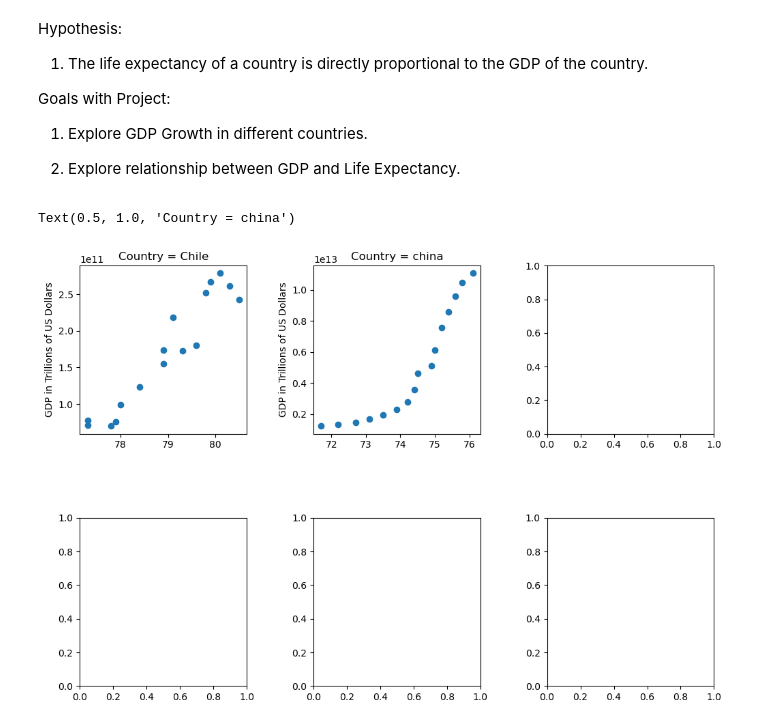
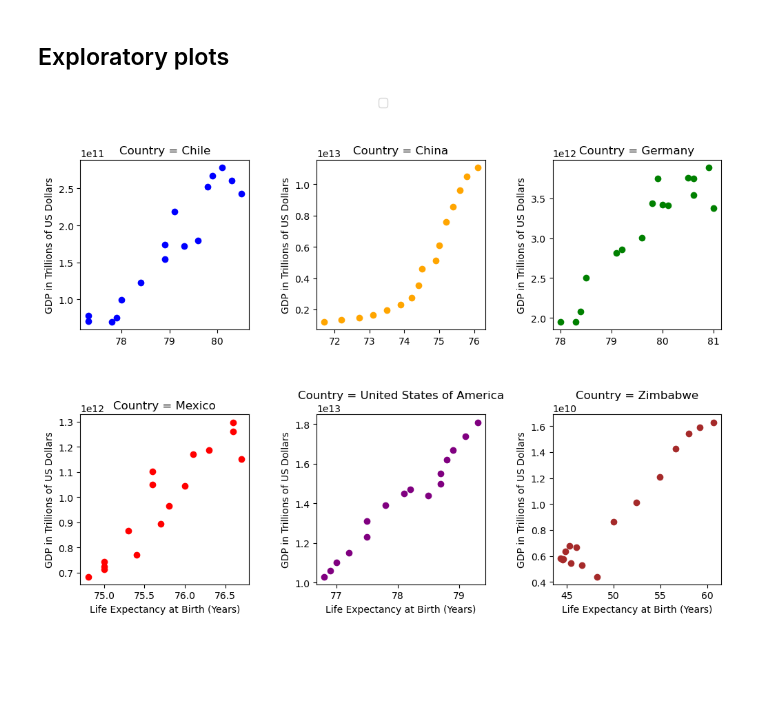
Before and after one commit to Tovborg/Life-Expectancy-and-GDP, a Jupyter notebook: life_expectancy_gdp.ipynb, the cells around one changed output. Saved outputs shown, nothing was run; the diff lists cells and outputs as text; code cells hidden in the pictures; blank space fills up the shorter version.

```diff
--- a/life_expectancy_gdp.ipynb
+++ b/life_expectancy_gdp.ipynb
@@ -31,35 +32,34 @@ None
-# %% [markdown]
-Hypothesis:
-
-1. The life expectancy of a country is directly proportional to the GDP of the country.
-
-Goals with Project:
-
-1. Explore GDP Growth in different countries.
-
-2. Explore relationship between GDP and Life Expectancy.
-# %%
-# subplot
-fig, (ax1, ax2) = plt.subplots(2,3)
-fig.subplots_adjust(hspace=0.5, wspace=0.4)
-fig.set_size_inches(12, 8)
-
-# Chile
-chile_life_expectancy = health_data[health_data.Country == 'Chile']['Life expectancy at birth (years)']
-chile_gdp = health_data[health_data.Country == 'Chile']['GDP']
-
-# Chile
-ax1[0].scatter(chile_life_expectancy, chile_gdp)
-ax1[0].set_ylabel('GDP in Trillions of US Dollars')
-ax1[0].set_title('Country = Chile')
-
-# China
-china_life_expectancy = health_data[health_data.Country == 'China']['Life expectancy at birth (years)']
-china_gdp = health_data[health_data.Country == 'China']['GDP']
-
-ax1[1].scatter(china_life_expectancy, china_gdp, color='orange')
-ax1[1].set_ylabel('GDP in Trillions of US Dollars')
-ax1[1].set_title('Country = china')
-# %% [output]
-Text(0.5, 1.0, 'Country = china')
-[figure, removed]
+# %% [markdown]
+## Exploratory plots
+# %%
+# subplot
+fig, (ax1, ax2) = plt.subplots(2,3)
+fig.subplots_adjust(hspace=0.5, wspace=0.4)
+fig.set_size_inches(12, 8)
+
+# Create a legend that will be shared across all subplots
+
+ax1[0].set_ylabel('GDP in Trillions of US Dollars')
+ax2[0].set_ylabel('GDP in Trillions of US Dollars')
+
+for i in range(3):
+    ax2[i].set_xlabel('Life Expectancy at Birth (Years)')
+
+fig.legend(['Chile', 'China', 'Germany', 'Mexico', 'United States of America', 'Zimbabwe'], loc='upper center', ncol=3, fontsize=12)
+
+def create_subplot(country, ax, color='blue'):
+    life_expectancy = health_data[health_data.Country == country]['Life expectancy at birth (years)']
+    gdp = health_data[health_data.Country == country]['GDP']
+    ax.scatter(life_expectancy, gdp, color=color)
+    ax.set_ylabel('GDP in Trillions of US Dollars')
+    ax.set_title('Country = ' + country)
+
+# Create subplots
+create_subplot('Chile', ax1[0])
+create_subplot('China', ax1[1], color='Orange')
+create_subplot('Germany', ax1[2], color='Green')
+create_subplot('Mexico', ax2[0], color='Red')
+create_subplot('United States of America', ax2[1], color='Purple')
+create_subplot('Zimbabwe', ax2[2], color='Brown')
+# %% [output]
+[figure, added]
```
Also changed, not shown: parts of 9 cells of this notebook, 1 other file.
